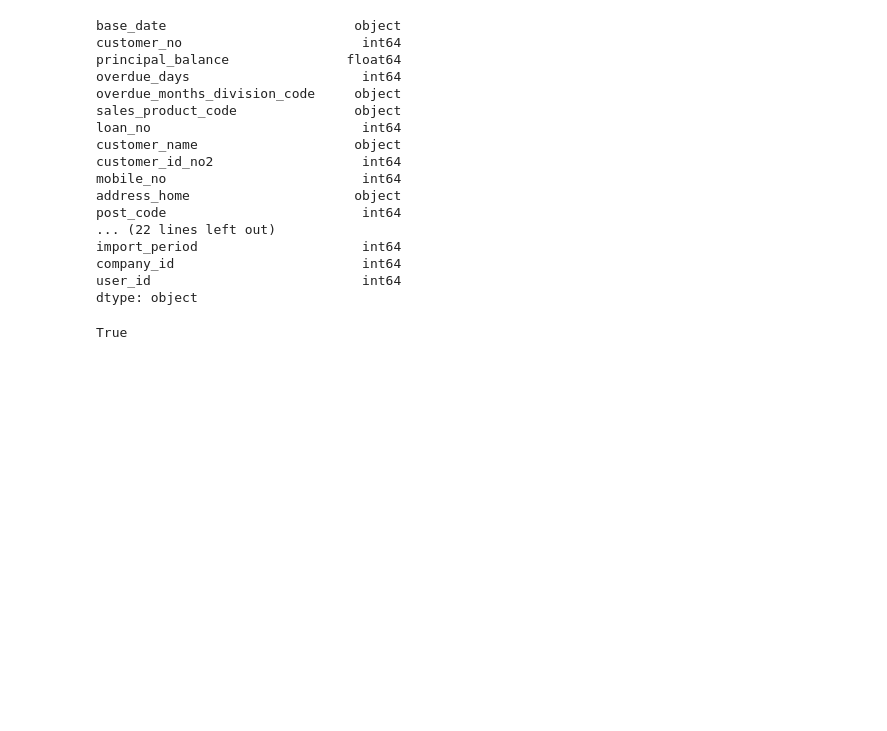
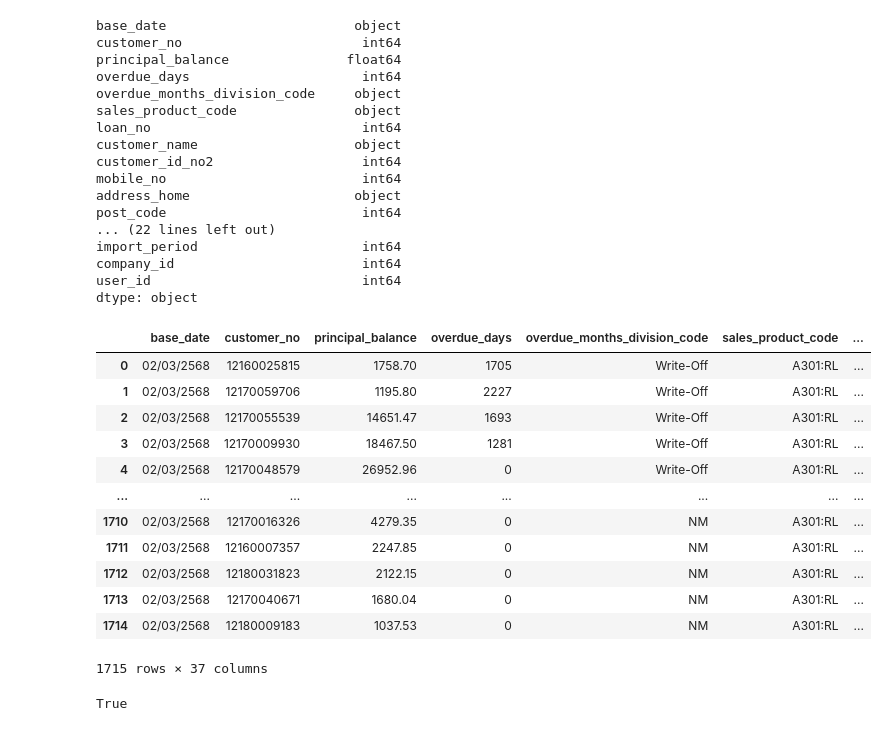
Before and after one commit to Sireetron/kbj_automation, a Jupyter notebook: test_correst.ipynb, the cells around one changed output. Cells and saved outputs as stored; diff of their text form; code cells hidden in the pictures; blank space fills up the shorter version.

```diff
--- a/test_correst.ipynb
+++ b/test_correst.ipynb
@@ -28,6 +28,22 @@ user_id                           int64
 dtype: object
 # %%
 lit = pd.read_csv('./ASSIGN_WO_Litigation_14032568.csv')
+# %%
+lit
+# %% [output]
+|  | base_date | customer_no | principal_balance | overdue_days | overdue_months_division_code | sales_product_code | ... |
+| 0 | 02/03/2568 | 12160025815 | 1758.70 | 1705 | Write-Off | A301:RL | ... |
+| 1 | 02/03/2568 | 12170059706 | 1195.80 | 2227 | Write-Off | A301:RL | ... |
+| 2 | 02/03/2568 | 12170055539 | 14651.47 | 1693 | Write-Off | A301:RL | ... |
+| 3 | 02/03/2568 | 12170009930 | 18467.50 | 1281 | Write-Off | A301:RL | ... |
+| 4 | 02/03/2568 | 12170048579 | 26952.96 | 0 | Write-Off | A301:RL | ... |
+| ... | ... | ... | ... | ... | ... | ... | ... |
+| 1710 | 02/03/2568 | 12170016326 | 4279.35 | 0 | NM | A301:RL | ... |
+| 1711 | 02/03/2568 | 12160007357 | 2247.85 | 0 | NM | A301:RL | ... |
+| 1712 | 02/03/2568 | 12180031823 | 2122.15 | 0 | NM | A301:RL | ... |
+| 1713 | 02/03/2568 | 12170040671 | 1680.04 | 0 | NM | A301:RL | ... |
+| 1714 | 02/03/2568 | 12180009183 | 1037.53 | 0 | NM | A301:RL | ... |
+1715 rows × 37 columns
 # %%
 lit.columns.equals(correct.columns)
 # %% [output]
```
Also changed, not shown: parts of 12 cells of this notebook, 5 other files.
